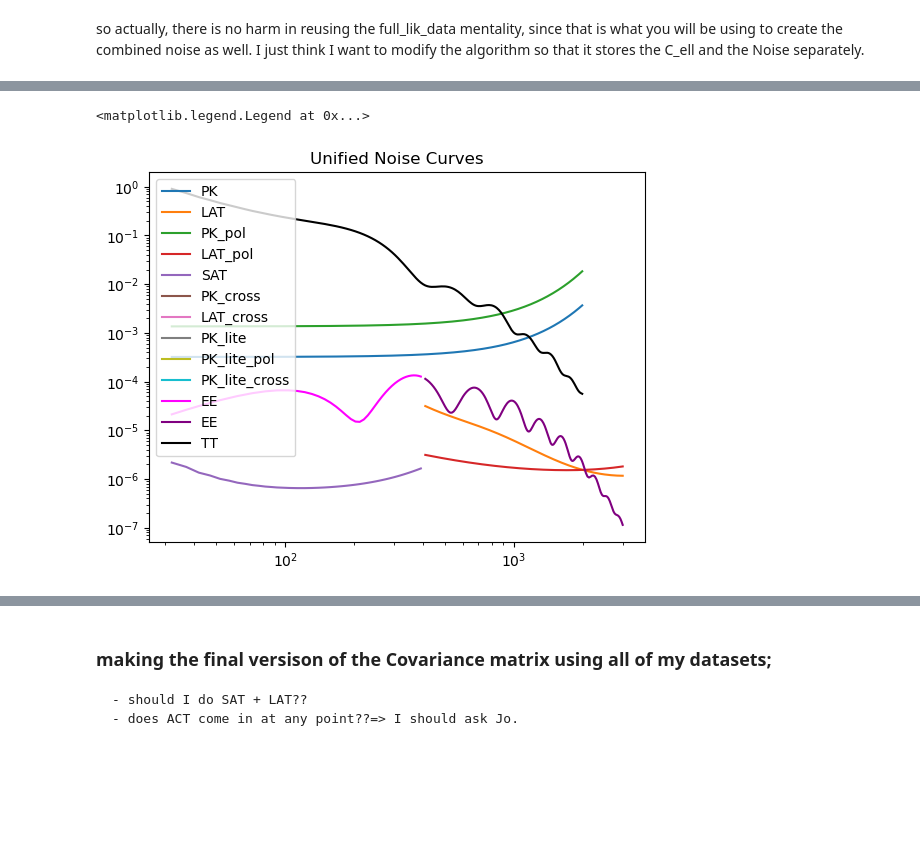
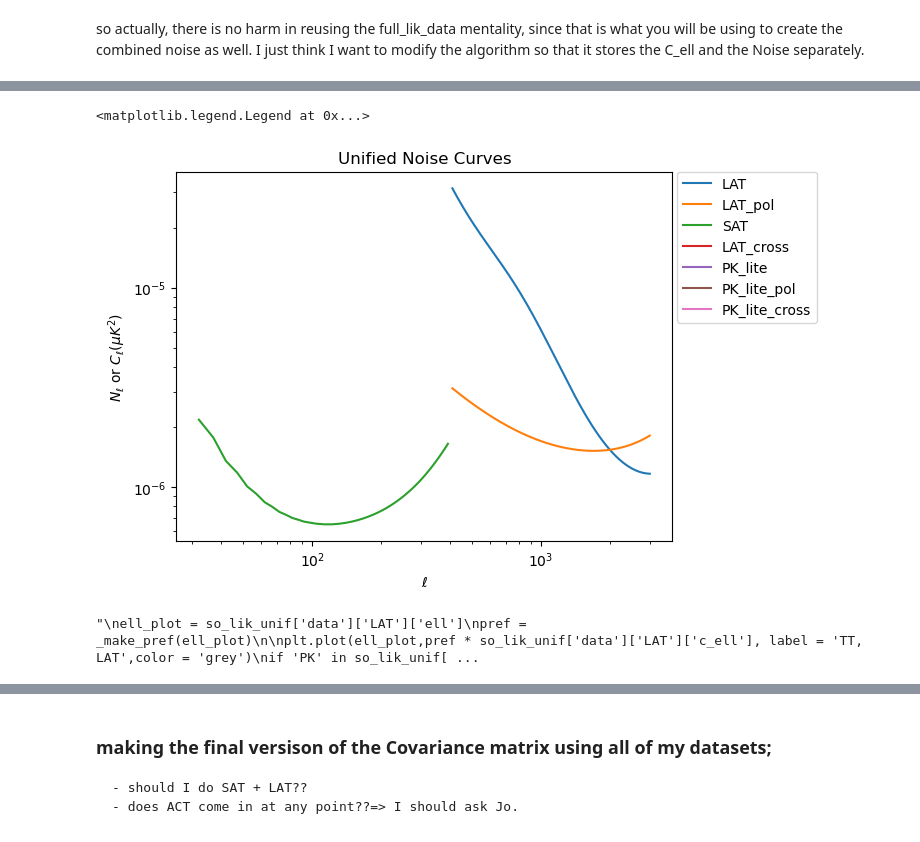
Before and after one commit to teodorgrosu/cosmocast, a Jupyter notebook: teo_nbs/032826_mockdata_final.ipynb, the cells around one changed output, grey strips where cells are left out. Saved outputs shown, nothing was run; the diff lists cells and outputs as text; code cells hidden in the pictures; blank space fills up the shorter version.

```diff
--- a/teo_nbs/032826_mockdata_final.ipynb
+++ b/teo_nbs/032826_mockdata_final.ipynb
@@ -546,7 +574,7 @@ def add_lite_to_out(out,lite_data):
                    }
     for key in lite_corresp.keys():
         out['metadata'][key] = {
-            'fsky' : 1.0
+            'fsky' : 0.6
         }
 
         out['data'][key] = {
@@ -626,6 +654,11 @@ def make_unified_noise(full_lik_data, ell_scheme, add_lite=False, lite_data=None
         dell_schem = ell_scheme[pol]['dell']
 
         for inst in instruments:
+
+            # skip instruments not present in the data
+            if inst not in full_lik_data['data']:
+                continue
+
             cross_spectra = full_lik_data['data'][inst]
 
             # all cross-spectra share the same ell grid — take from first
@@ -665,7 +698,10 @@ def make_unified_noise(full_lik_data, ell_scheme, add_lite=False, lite_data=None
                 cov_out = knox_auto_cov(total, ell_out, dell_out, fsky)
             else:
                 # TE cross-spectrum: look up already-computed TT and EE total spectra
+                # skip if the corresponding TT or EE was not available
                 tt_key, ee_key = _cross_to_auto[inst]
+                if tt_key not in out['data'] or ee_key not in out['data']:
+                    continue
                 tt = out['data'][tt_key]
                 ee = out['data'][ee_key]
                 c_tt_n  = _interp_to(ell_out, tt['ell'], tt['c_ell'] + tt['n_ell'])
@@ -690,3 +756,19 @@ def make_unified_noise(full_lik_data, ell_scheme, add_lite=False, lite_data=None
 # %%
-#so_lik_unif = make_unified_noise(so_mock_y5 ,ell_scheme)
+#req_spec is a dict that tells you first what experiments you will want in your likelihood, and for each what spectra and what frequencies.
+#in the way this is currently set up (which can be subject to change), your full_noise_dict is what sets the tone for the cuts, the binning, etc
+
+req_spec = make_req_spec(['SAT','LAT'])
+
+# to create one likelihood, I request the experimental setup from the beginning; so, I need to specify the year that I want, fm,sm, and find that noise;
+#it is only required for the SO params, and usually you will want a singular setup, although this is the only thing that makes the mixed likelihoods
+#different from one another
+
+
+setup = make_setup( yrs = 5,
+                    f_mode = 0,
+                    sens_mode = 1,
+                  )
+
+so_mock_y5 = build_full_lik_data(req_spec, setup, full_noise_dict, cmb_theo_dict)
+
 so_lik_unif = make_unified_noise(so_mock_y5 ,ell_scheme, add_lite = True,lite_data = lite_data)
@@ -729,16 +790,50 @@ plot_noise_curves_pk()
 # %%
 dict_temp = so_lik_unif['data']
 for exp in dict_temp.keys():
     if isinstance(dict_temp[exp]['n_ell'],int) == False:
         plt.plot(dict_temp[exp]['ell'],dict_temp[exp]['n_ell'], label = exp )
+'''
 plt.plot(so_lik_unif['data']['SAT']['ell'],so_lik_unif['data']['SAT']['c_ell'], label = 'EE',color = 'magenta')
 plt.plot(so_lik_unif['data']['LAT_pol']['ell'],so_lik_unif['data']['LAT_pol']['c_ell'], label = 'EE',  color = 'purple')
-plt.plot(so_lik_unif['data']['PK']['ell'],so_lik_unif['data']['PK']['c_ell'], label = 'TT',color = 'black')
-
+plt.plot(so_lik_unif['data']['LAT']['ell'],so_lik_unif['data']['LAT']['c_ell'], label = 'TT, LAT',color = 'grey')
+if 'PK' in so_lik_unif['data'].keys():
+    plt.plot(so_lik_unif['data']['PK']['ell'],so_lik_unif['data']['PK']['c_ell'], label = 'TT, PK',color = 'indigo')
+#plt.plot(so_lik_unif['data']['PK_lite']['ell'],so_lik_unif['data']['PK_lite']['c_ell'], label = 'TT, PK_Lite',color = 'black')
+'''
+plt.ylabel(r'$N_\ell $ or $C_\ell (\mu K^2)$')
+plt.xlabel(r'$\ell$')
 plt.loglog()
 plt.title('Unified Noise Curves')
-plt.legend()
+plt.legend(loc='upper left', bbox_to_anchor=(1.01, 1), borderaxespad=0)
+#plt.savefig('images/noise_unified_nocell_nopk.png', dpi=300, bbox_inches='tight')
 # %% [output]
 <matplotlib.legend.Legend at 0x...>
-[figure, old version]
+[figure, new version]
+# %%
+## OK VERY IMPORTANT : COMPARE C_l^TT between datasets to make sure it is right.
+'''
+ell_plot = so_lik_unif['data']['LAT']['ell']
+pref = _make_pref(ell_plot)
+
+plt.plot(ell_plot,pref * so_lik_unif['data']['LAT']['c_ell'], label = 'TT, LAT',color = 'grey')
+if 'PK' in so_lik_unif['data'].keys():
+    ell_plot = so_lik_unif['data']['PK']['ell']
+    pref = _make_pref(ell_plot)
+    plt.plot(ell_plot, pref * so_lik_unif['data']['PK']['c_ell'], label = 'TT, PK',color = 'indigo')
+
+ell_plot = so_lik_unif['data']['PK_lite']['ell']
+pref = _make_pref(ell_plot)
+plt.plot(ell_plot, pref * so_lik_unif['data']['PK_lite']['c_ell'], label = 'TT, PK_Lite',color = 'black')
+
+ell_plot = cmb_theo_dict['ell']
+pref = _make_pref(ell_plot)
+plt.plot(ell_plot, pref * cmb_theo_dict['TT'], label = 'TT, Classy',color = 'orange')
+
+plt.legend()
+#plt.loglog()
+plt.ylabel(r'$D_\ell$')
+plt.title('Lite vs Classy Comparison (Difference comes from n_s mismatch)')
+'''
+# %% [output]
+"\nell_plot = so_lik_unif['data']['LAT']['ell']\npref = _make_pref(ell_plot)\n\nplt.plot(ell_plot,pref * so_lik_unif['data']['LAT']['c_ell'], label = 'TT, LAT',color = 'grey')\nif 'PK' in so_lik_unif[ ...
 # %%
```
Also changed, not shown: parts of 29 cells of this notebook.
